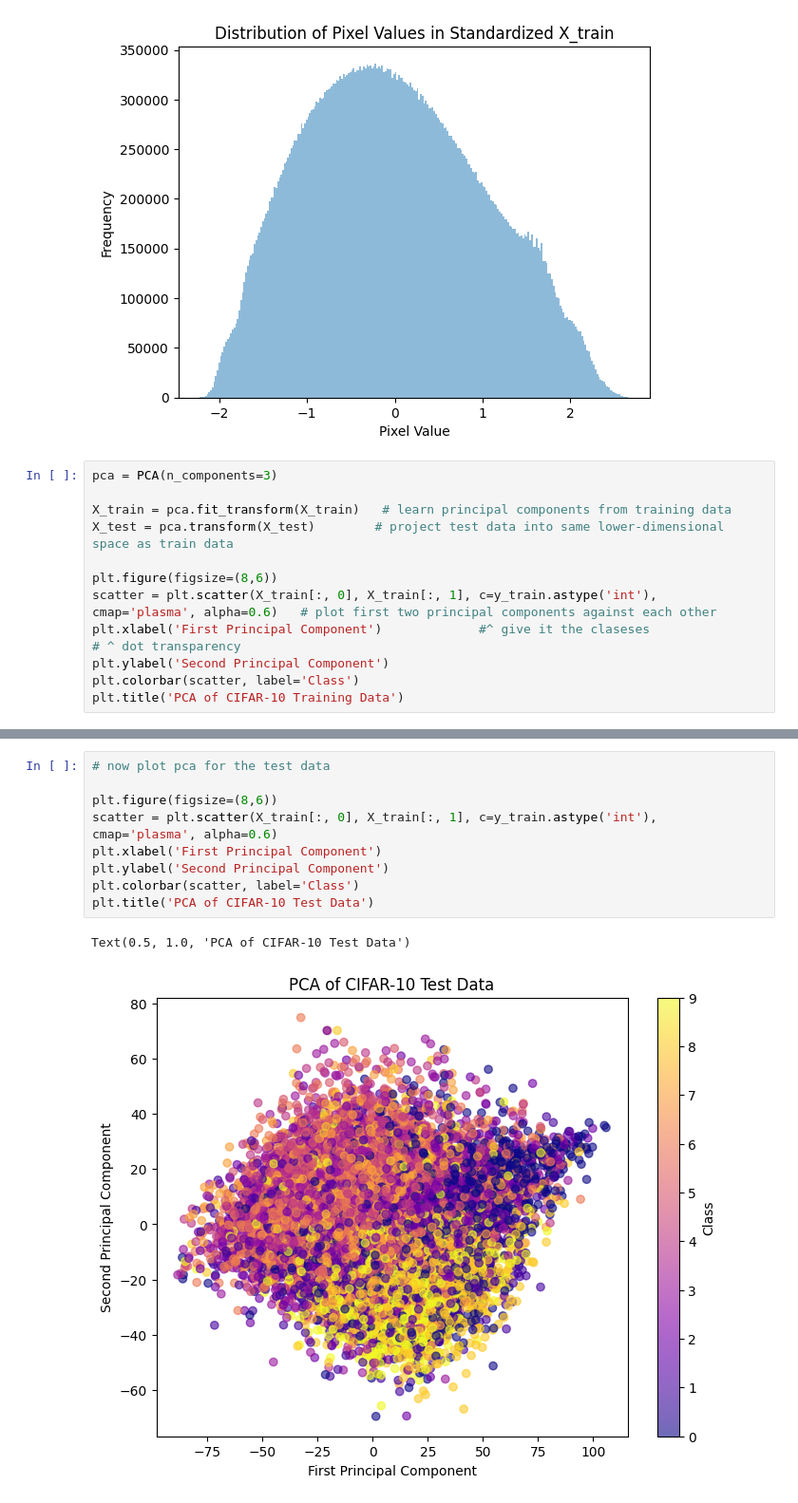
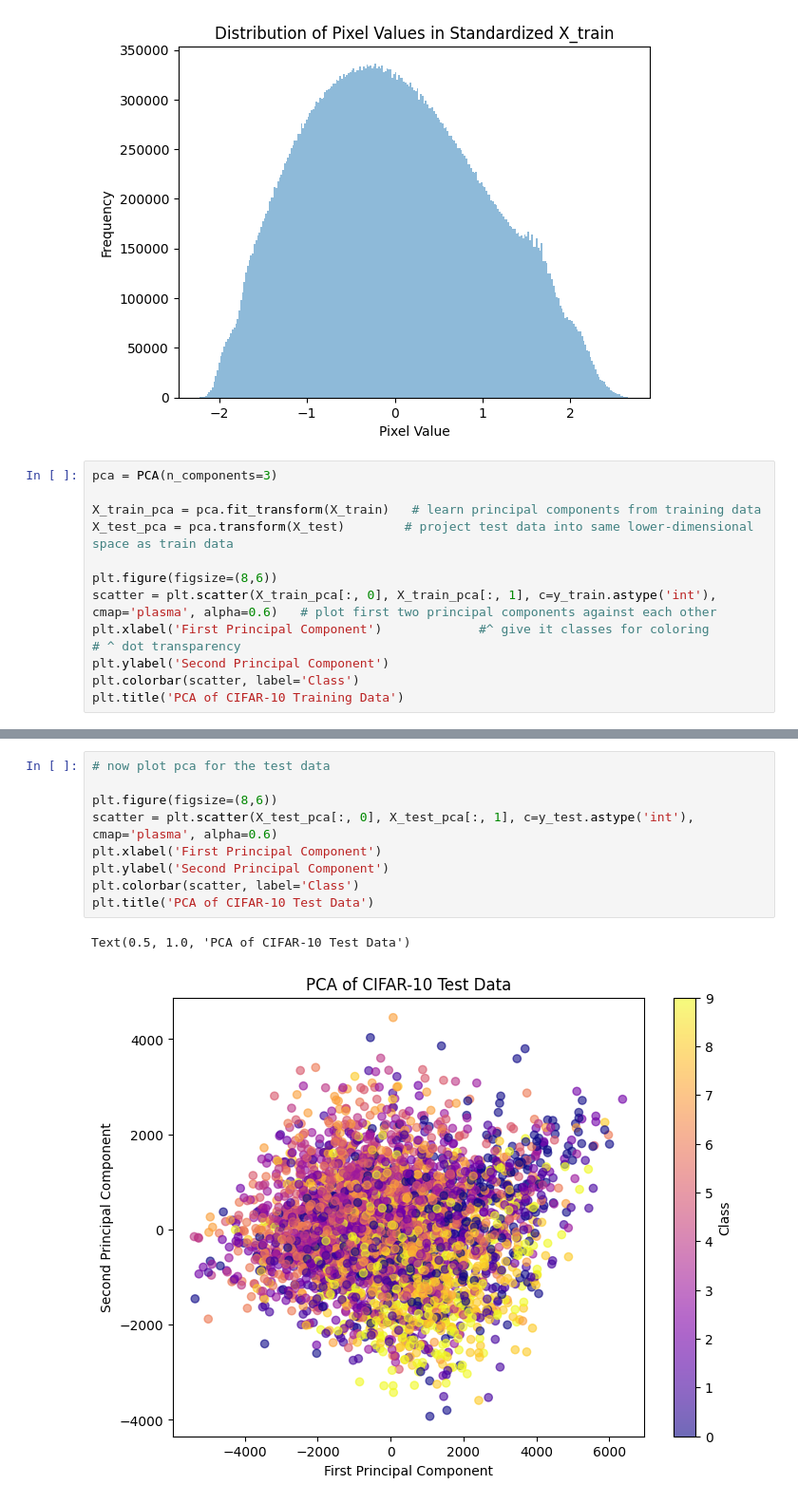
Before and after one commit to anderdc/cifar-10, a Jupyter notebook: eda.ipynb, the cells around one changed output, grey strips where cells are left out. Shown: that part at 95% size. Drawn from its saved outputs; the diff is of its cells as text.

```diff
--- a/eda.ipynb
+++ b/eda.ipynb
@@ -107,12 +109,12 @@ plt.show()
 # %%
 pca = PCA(n_components=3)
 
-X_train = pca.fit_transform(X_train)   # learn principal components from training data
-X_test = pca.transform(X_test)        # project test data into same lower-dimensional space as train data
+X_train_pca = pca.fit_transform(X_train)   # learn principal components from training data
+X_test_pca = pca.transform(X_test)        # project test data into same lower-dimensional space as train data
 
 plt.figure(figsize=(8,6))
-scatter = plt.scatter(X_train[:, 0], X_train[:, 1], c=y_train.astype('int'), cmap='plasma', alpha=0.6)   # plot first two principal components against each other
-plt.xlabel('First Principal Component')             #^ give it the claseses                  # ^ dot transparency
+scatter = plt.scatter(X_train_pca[:, 0], X_train_pca[:, 1], c=y_train.astype('int'), cmap='plasma', alpha=0.6)   # plot first two principal components against each other
+plt.xlabel('First Principal Component')             #^ give it classes for coloring        # ^ dot transparency
 plt.ylabel('Second Principal Component')
 plt.colorbar(scatter, label='Class')
 plt.title('PCA of CIFAR-10 Training Data')
@@ -122,12 +124,12 @@ Text(0.5, 1.0, 'PCA of CIFAR-10 Training Data')
 # %%
 # now plot pca for the test data
 
 plt.figure(figsize=(8,6))
-scatter = plt.scatter(X_train[:, 0], X_train[:, 1], c=y_train.astype('int'), cmap='plasma', alpha=0.6)
+scatter = plt.scatter(X_test_pca[:, 0], X_test_pca[:, 1], c=y_test.astype('int'), cmap='plasma', alpha=0.6)
 plt.xlabel('First Principal Component')
 plt.ylabel('Second Principal Component')
 plt.colorbar(scatter, label='Class')
 plt.title('PCA of CIFAR-10 Test Data')
 # %% [output]
 Text(0.5, 1.0, 'PCA of CIFAR-10 Test Data')
-[figure, old version]
+[figure, new version]
```
Also changed, not shown: parts of 6 cells of this notebook.
